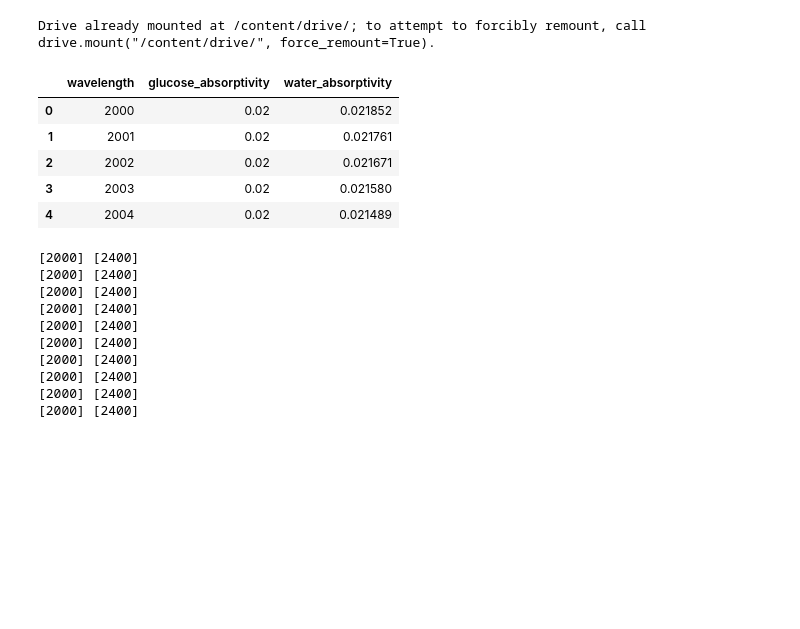
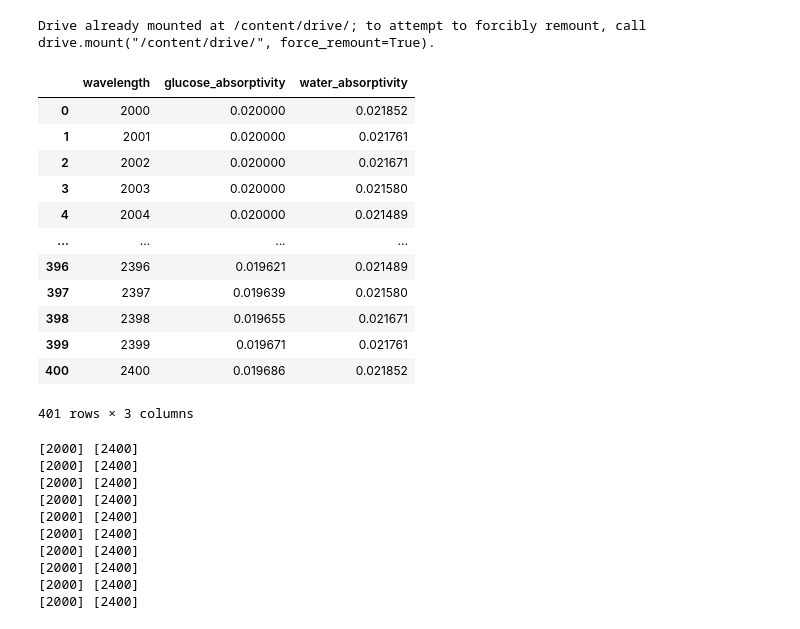
Before and after one commit to tiskutis/Brolis, a Jupyter notebook: Chemometrics.ipynb, the cells around one changed output. Cells and saved outputs as stored; diff of their text form; code cells hidden in the pictures; blank space fills up the shorter version.

```diff
--- a/Chemometrics.ipynb
+++ b/Chemometrics.ipynb
@@ -13,14 +13,21 @@ Drive already mounted at /content/drive/; to attempt to forcibly remount, call d
 # %%
 ref_spectra = pd.read_csv('/content/drive/MyDrive/Brolis/Task/Data_prepared_syntetic/Data_prepared_syntetic/Reference_spectra.csv')
 # %%
-ref_spectra.head()
+ref_spectra
 # %% [output]
 |  | wavelength | glucose_absorptivity | water_absorptivity |
-| 0 | 2000 | 0.02 | 0.021852 |
-| 1 | 2001 | 0.02 | 0.021761 |
-| 2 | 2002 | 0.02 | 0.021671 |
-| 3 | 2003 | 0.02 | 0.021580 |
-| 4 | 2004 | 0.02 | 0.021489 |
+| 0 | 2000 | 0.020000 | 0.021852 |
+| 1 | 2001 | 0.020000 | 0.021761 |
+| 2 | 2002 | 0.020000 | 0.021671 |
+| 3 | 2003 | 0.020000 | 0.021580 |
+| 4 | 2004 | 0.020000 | 0.021489 |
+| ... | ... | ... | ... |
+| 396 | 2396 | 0.019621 | 0.021489 |
+| 397 | 2397 | 0.019639 | 0.021580 |
+| 398 | 2398 | 0.019655 | 0.021671 |
+| 399 | 2399 | 0.019671 | 0.021761 |
+| 400 | 2400 | 0.019686 | 0.021852 |
+401 rows × 3 columns
 # %%
 path = '/content/drive/MyDrive/Brolis/Task/Data_prepared_syntetic/Data_prepared_syntetic'
 filenames = [f for f in listdir(path) if f.endswith('.h5')]
```
Also changed, not shown: parts of 8 cells of this notebook.
